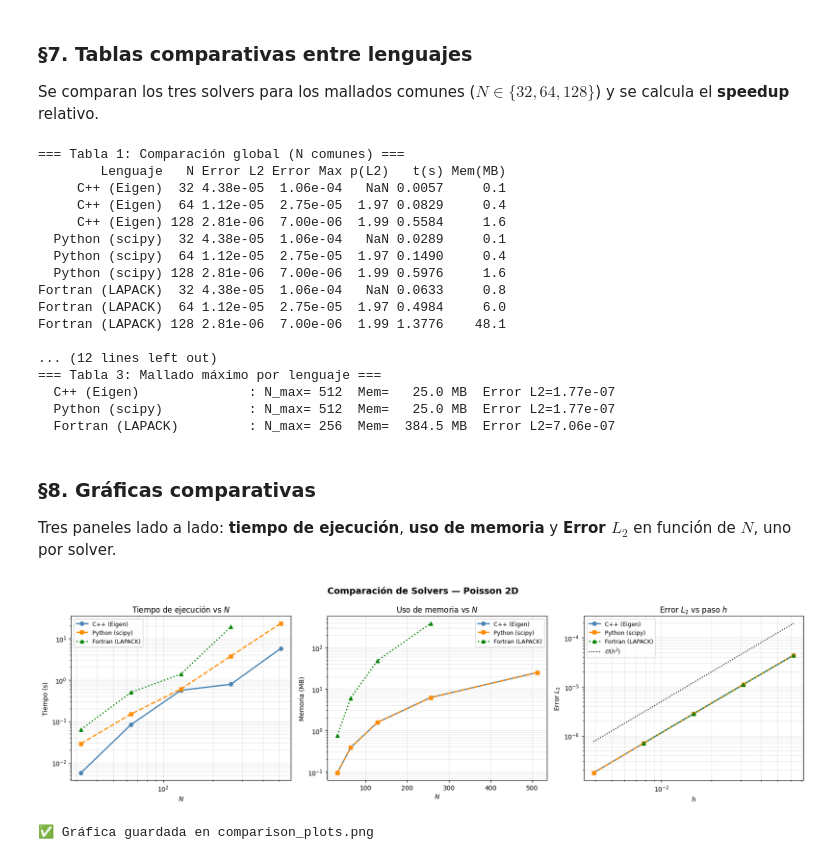
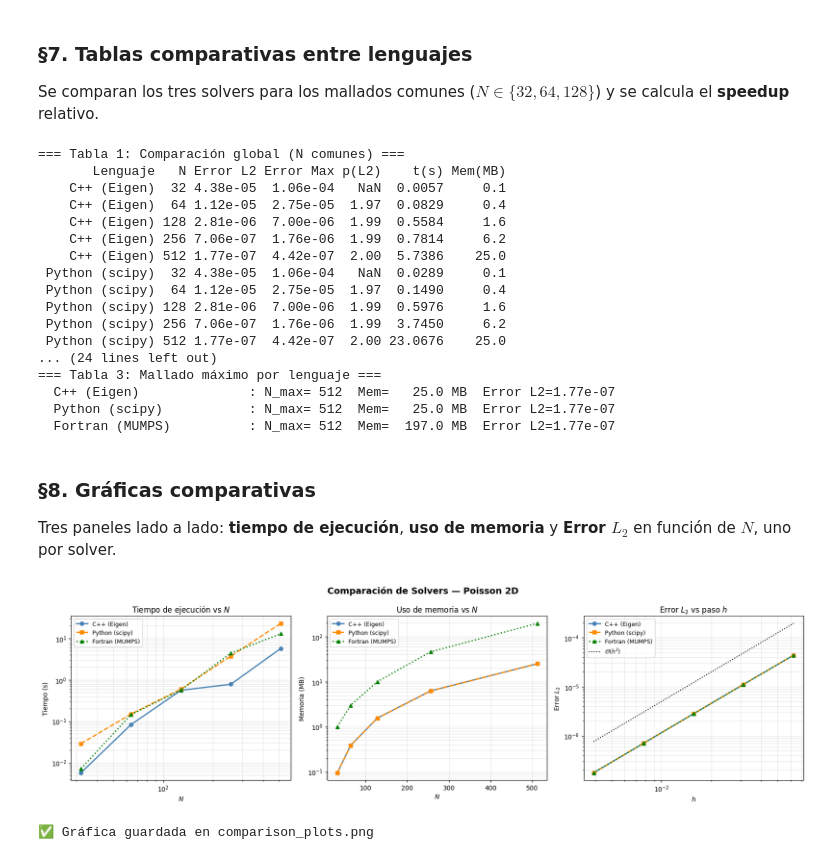
Before and after one commit to isabelnieto900/MFC, a Jupyter notebook: 3.EDPs/taller-poisson/poisson_organizado.ipynb, the cells around one changed output. Cells and saved outputs as stored; diff of their text form; code cells hidden in the pictures.

```diff
--- a/3.EDPs/taller-poisson/poisson_organizado.ipynb
+++ b/3.EDPs/taller-poisson/poisson_organizado.ipynb
@@ -361,21 +366,27 @@ call dgbsv(sz, kl, ku, 1, AB, ldab, ipiv, bvec, sz, info)
 import subprocess, os
 WORK = "/home/isabel/MFC/3.EDPs/taller-poisson"
 
-# Compilar Fortran
+# Compilar Fortran con MUMPS
 res = subprocess.run(
-    ["gfortran", "-O2", "poisson.f90", "-o", "poisson_f", "-llapack", "-lblas"],
+    ["mpif90", "-O2", "-I/usr/include", "poisson_mumps.f90",
+     "-o", "poisson_mumps", "-ldmumps", "-lmumps_common", "-lpord", "-llapack", "-lblas"],
     cwd=WORK, capture_output=True, text=True
 )
 if res.returncode == 0:
-    print("✅ poisson_f (Fortran LAPACK) compilado correctamente")
+    print("✅ poisson_mumps (Fortran MUMPS) compilado correctamente")
 else:
     print("❌ Error:"); print(res.stderr)
 
-# Ejecutar para N = 32, 64, 128
-grids_f90 = [32, 64, 128, 256]
-print(f"\nEjecutando Fortran para N = {grids_f90}")
+# Limpiar CSV antes de ejecutar (evitar duplicados)
+met_path = os.path.join(WORK, "metrics_fortran.csv")
+if os.path.exists(met_path):
+    os.remove(met_path)
+
+# Ejecutar para N = 32, 64, 128, 256, 512
+grids_f90 = [32, 64, 128, 256, 512]
+print(f"\nEjecutando Fortran (MUMPS) para N = {grids_f90}")
 for N in grids_f90:
-    r = subprocess.run(["./poisson_f", str(N)], cwd=WORK, capture_output=True, text=True)
+    r = subprocess.run(["./poisson_mumps", str(N)], cwd=WORK, capture_output=True, text=True)
     out = r.stdout.strip().split("\n")[-1] if r.stdout else r.stderr.strip()
     print(f"  N={N:4d}: {out}")
 print("✅ Resultados guardados en metrics_fortran.csv y sol_N_fortran.csv")
@@ -578,9 +591,9 @@ def load_metrics(fname):
     return df
 
 sources = {
-    "C++ (Eigen)":     "metrics.csv",
-    "Python (scipy)":  "metrics_python.csv",
-    "Fortran (LAPACK)":"metrics_fortran.csv",
+    "C++ (Eigen)":      "metrics.csv",
+    "Python (scipy)":   "metrics_python.csv",
+    "Fortran (MUMPS)":  "metrics_fortran.csv",
 }
 
 dfs = {}
@@ -589,7 +602,7 @@ for lang, fname in sources.items():
     if os.path.exists(fpath):
         dfs[lang] = load_metrics(fname)
 
-common_N = [32, 64, 128]
+common_N = [32, 64, 128, 256, 512]
 
 # ---- Tabla 1: errores y p ----
 rows = []
@@ -635,22 +648,22 @@ for lang, df in dfs.items():
     print(f"  {lang:25s}: N_max={Nmax:4d}  Mem={mem:7.1f} MB  Error L2={err:.2e}")
 # %% [output]
 === Tabla 1: Comparación global (N comunes) ===
-        Lenguaje   N Error L2 Error Max p(L2)   t(s) Mem(MB)
-     C++ (Eigen)  32 4.38e-05  1.06e-04   NaN 0.0057     0.1
-     C++ (Eigen)  64 1.12e-05  2.75e-05  1.97 0.0829     0.4
-     C++ (Eigen) 128 2.81e-06  7.00e-06  1.99 0.5584     1.6
-  Python (scipy)  32 4.38e-05  1.06e-04   NaN 0.0289     0.1
-  Python (scipy)  64 1.12e-05  2.75e-05  1.97 0.1490     0.4
-  Python (scipy) 128 2.81e-06  7.00e-06  1.99 0.5976     1.6
-Fortran (LAPACK)  32 4.38e-05  1.06e-04   NaN 0.0633     0.8
-Fortran (LAPACK)  64 1.12e-05  2.75e-05  1.97 0.4984     6.0
-Fortran (LAPACK) 128 2.81e-06  7.00e-06  1.99 1.3776    48.1
-
-... (12 lines left out)
+       Lenguaje   N Error L2 Error Max p(L2)    t(s) Mem(MB)
+    C++ (Eigen)  32 4.38e-05  1.06e-04   NaN  0.0057     0.1
+    C++ (Eigen)  64 1.12e-05  2.75e-05  1.97  0.0829     0.4
+    C++ (Eigen) 128 2.81e-06  7.00e-06  1.99  0.5584     1.6
+    C++ (Eigen) 256 7.06e-07  1.76e-06  1.99  0.7814     6.2
+    C++ (Eigen) 512 1.77e-07  4.42e-07  2.00  5.7386    25.0
+ Python (scipy)  32 4.38e-05  1.06e-04   NaN  0.0289     0.1
+ Python (scipy)  64 1.12e-05  2.75e-05  1.97  0.1490     0.4
+ Python (scipy) 128 2.81e-06  7.00e-06  1.99  0.5976     1.6
+ Python (scipy) 256 7.06e-07  1.76e-06  1.99  3.7450     6.2
+ Python (scipy) 512 1.77e-07  4.42e-07  2.00 23.0676    25.0
+... (24 lines left out)
 === Tabla 3: Mallado máximo por lenguaje ===
   C++ (Eigen)              : N_max= 512  Mem=   25.0 MB  Error L2=1.77e-07
   Python (scipy)           : N_max= 512  Mem=   25.0 MB  Error L2=1.77e-07
-  Fortran (LAPACK)         : N_max= 256  Mem=  384.5 MB  Error L2=7.06e-07
+  Fortran (MUMPS)          : N_max= 512  Mem=  197.0 MB  Error L2=1.77e-07
 # %% [markdown]
 ### §8. Gráficas comparativas
 
@@ -673,7 +686,7 @@ def load_metrics(fname):
 sources = {
     "C++ (Eigen)":     ("metrics.csv",          "steelblue",  "o-"),
     "Python (scipy)":  ("metrics_python.csv",    "darkorange", "s--"),
-    "Fortran (LAPACK)":("metrics_fortran.csv",   "green",      "^:"),
+    "Fortran (MUMPS)": ("metrics_fortran.csv",   "green",      "^:"),
 }
 
 dfs = {}
@@ -685,32 +698,32 @@ for lang, (fname, color, style) in sources.items():
 fig, axes = plt.subplots(1, 3, figsize=(17, 5))
 fig.suptitle("Comparación de Solvers — Poisson 2D", fontsize=14, fontweight="bold")
 
 ax = axes[0]
 for lang, (df, c, s) in dfs.items():
     ax.loglog(df["N"], df["time_s"], s, color=c, label=lang, lw=2, markersize=6)
 ax.set_xlabel("$N$"); ax.set_ylabel("Tiempo (s)"); ax.set_title("Tiempo de ejecución vs $N$")
 ax.legend(fontsize=9); ax.grid(True, which="both", alpha=0.3)
 
 ax = axes[1]
 for lang, (df, c, s) in dfs.items():
     ax.semilogy(df["N"], df["memory_MB"], s, color=c, label=lang, lw=2, markersize=6)
 ax.set_xlabel("$N$"); ax.set_ylabel("Memoria (MB)"); ax.set_title("Uso de memoria vs $N$")
 ax.legend(fontsize=9); ax.grid(True, which="both", alpha=0.3)
 
 ax = axes[2]
 for lang, (df, c, s) in dfs.items():
     ax.loglog(df["h"], df["error_L2"], s, color=c, label=lang, lw=2, markersize=6)
 if dfs:
     first_df = list(dfs.values())[0][0]
     h_ref = np.sort(first_df["h"].values)
     ax.loglog(h_ref, 0.05*h_ref**2, "k:", label="$\\mathcal{O}(h^2)$", lw=1.5)
 ax.set_xlabel("$h$"); ax.set_ylabel("Error $L_2$"); ax.set_title("Error $L_2$ vs paso $h$")
 ax.legend(fontsize=9); ax.grid(True, which="both", alpha=0.3)
 
 plt.tight_layout()
 plt.savefig(os.path.join(WORK, "comparison_plots.png"), dpi=120, bbox_inches="tight")
 plt.show()
 print("✅ Gráfica guardada en comparison_plots.png")
 # %% [output]
-[figure, old version]
+[figure, new version]
 ✅ Gráfica guardada en comparison_plots.png
```
Also changed, not shown: parts of 5 cells of this notebook, 8 other files.
